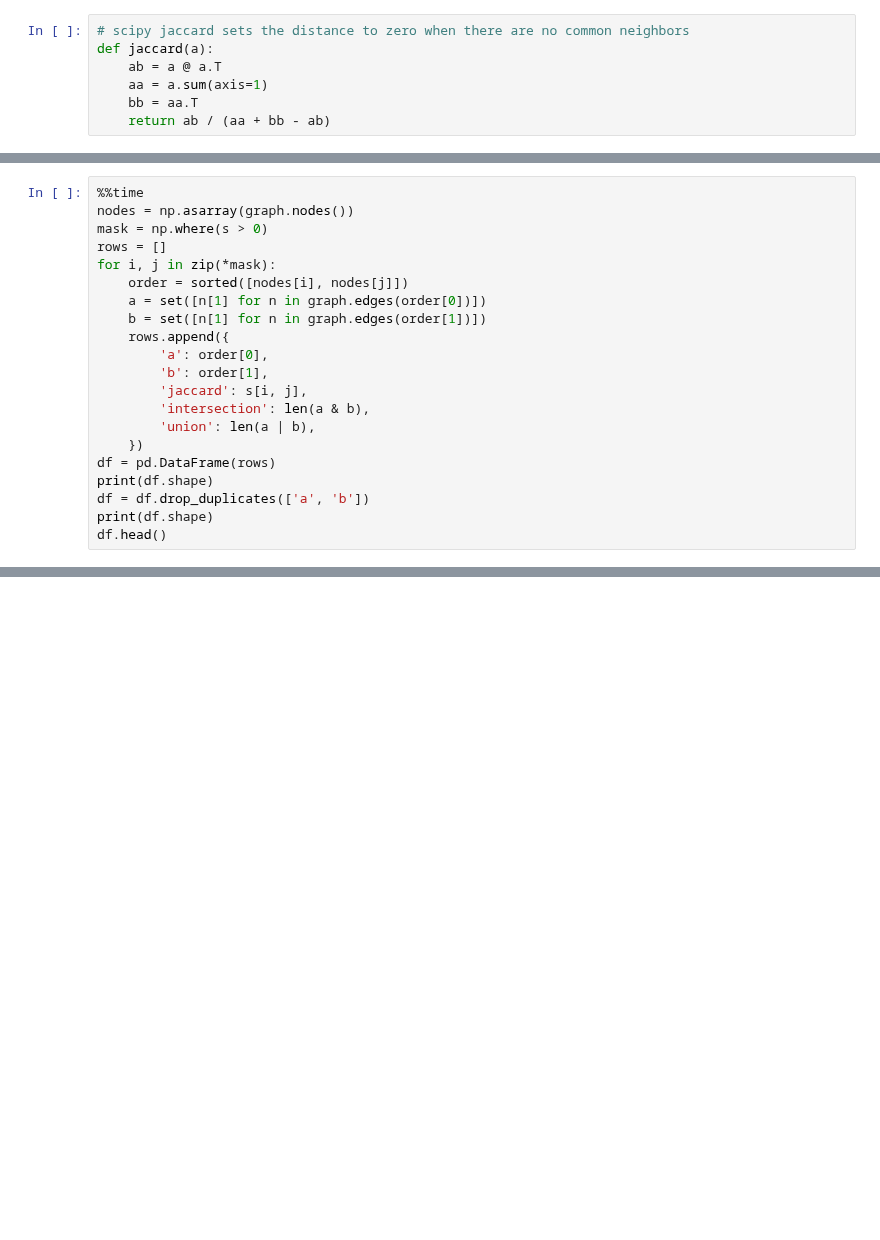
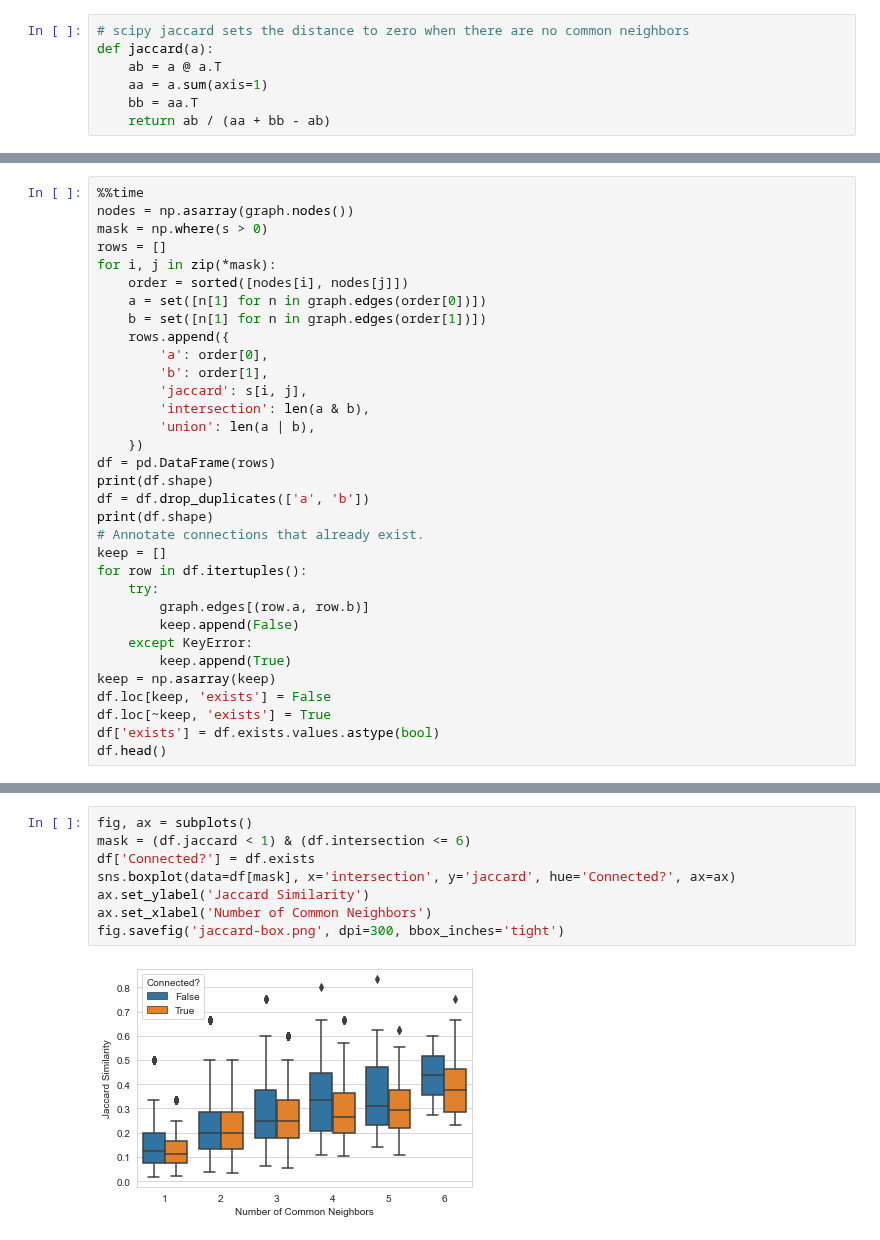
Before and after one commit to skearnes/scripture-graph, a Jupyter notebook: docs/assets/2021-03-21/post.ipynb, the cells around one changed output, grey strips where cells are left out. Drawn from its saved outputs; the diff is of its cells as text; blank space fills up the shorter version.

```diff
--- a/docs/assets/2021-03-21/post.ipynb
+++ b/docs/assets/2021-03-21/post.ipynb
@@ -79,4 +85,16 @@ df = pd.DataFrame(rows)
 print(df.shape)
 df = df.drop_duplicates(['a', 'b'])
 print(df.shape)
+# Annotate connections that already exist.
+keep = []
+for row in df.itertuples():
+    try:
+        graph.edges[(row.a, row.b)]
+        keep.append(False)
+    except KeyError:
+        keep.append(True)
+keep = np.asarray(keep)
+df.loc[keep, 'exists'] = False
+df.loc[~keep, 'exists'] = True
+df['exists'] = df.exists.values.astype(bool)
 df.head()
@@ -115,0 +238,10 @@ df[df.intersection > 1].sort_values(['intersection', 'jaccard'], ascending=False
+# %%
+fig, ax = subplots()
+mask = (df.jaccard < 1) & (df.intersection <= 6)
+df['Connected?'] = df.exists
+sns.boxplot(data=df[mask], x='intersection', y='jaccard', hue='Connected?', ax=ax)
+ax.set_ylabel('Jaccard Similarity')
+ax.set_xlabel('Number of Common Neighbors')
+fig.savefig('jaccard-box.png', dpi=300, bbox_inches='tight')
+# %% [output]
+[figure, added]
```
Also changed, not shown: parts of 16 cells of this notebook, 3 other files.
